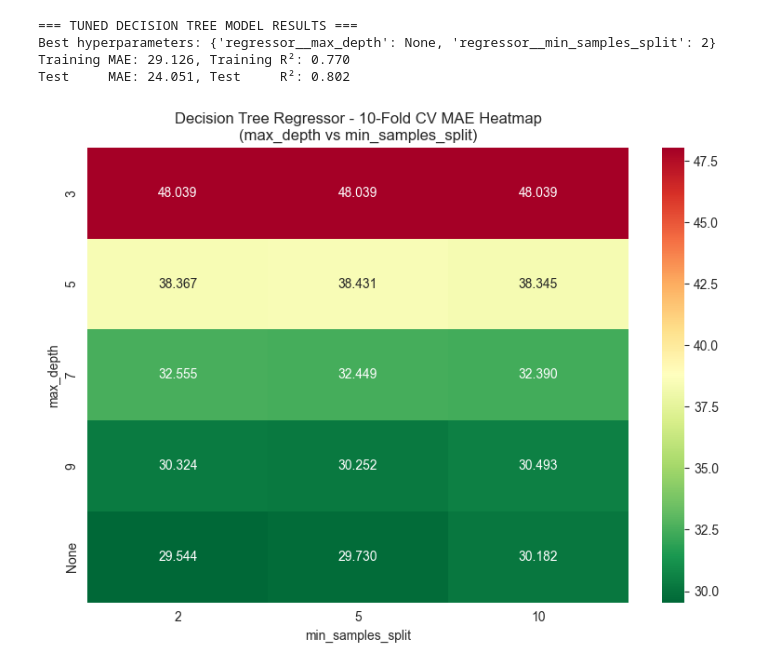
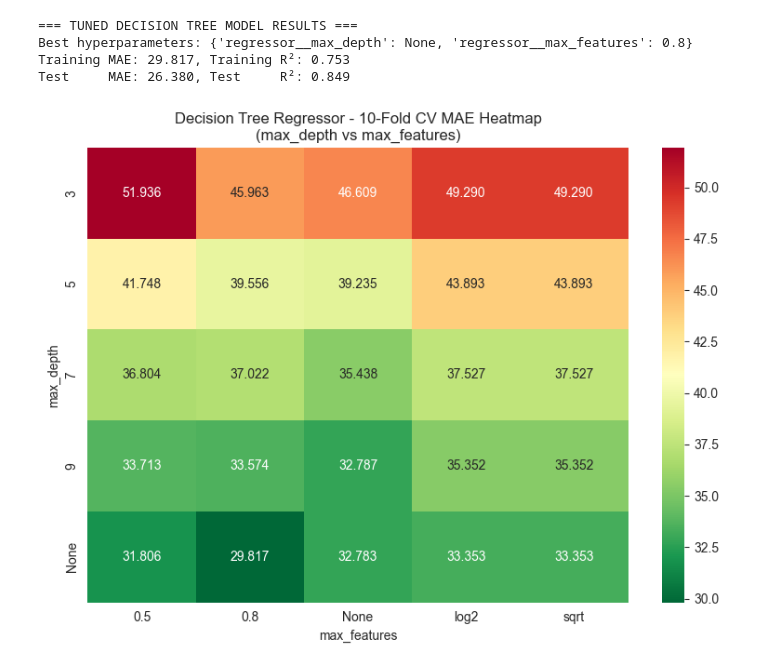
Before and after one commit to vdflorea/ct4101-assignment-2, a Jupyter notebook: decision-tree-regressor.ipynb, the cells around one changed output. Drawn from its saved outputs; the diff is of its cells as text; code cells hidden in the pictures.

Commit message:
Made use of random_state parameter to ensure results will always be consistent for decision-tree-regressor.ipynb AND used max_features instead of min_samples_split hyperparameter.

```diff
--- a/decision-tree-regressor.ipynb
+++ b/decision-tree-regressor.ipynb
@@ -85,14 +81,14 @@ Test     MAE: 22.702, Test     R²: 0.833
 # Create grid for chosen hyperparameters
 param_grid = {
     'regressor__max_depth': [3, 5, 7, 9, None],
-    'regressor__min_samples_split': [2, 5, 10]
+    'regressor__max_features': ['sqrt', 'log2', 0.5, 0.8, None]
 }
 
 # Create tuned model (with GridSearchCV for hyperparameter tuning)
 tuned_model = GridSearchCV(
     estimator=Pipeline([
         ('scaler', StandardScaler()),
-        ('regressor', DecisionTreeRegressor())
+        ('regressor', DecisionTreeRegressor(random_state=42))
     ]),
     param_grid=param_grid,
     cv=cv,
@@ -118,40 +114,41 @@ print(f"Training MAE: {tuned_mae_train:.3f}, Training R²: {tuned_r2_train:.3f}"
 print(f"Test     MAE: {tuned_mae_test:.3f}, Test     R²: {tuned_r2_test:.3f}")
 # %% [output]
 === TUNED DECISION TREE MODEL RESULTS ===
-Best hyperparameters: {'regressor__max_depth': None, 'regressor__min_samples_split': 2}
-Training MAE: 29.126, Training R²: 0.770
-Test     MAE: 24.051, Test     R²: 0.802
+Best hyperparameters: {'regressor__max_depth': None, 'regressor__max_features': 0.8}
+Training MAE: 29.817, Training R²: 0.753
+Test     MAE: 26.380, Test     R²: 0.849
 # %%
 # Convert GridSearchCV results to a dataframe
 results = pd.DataFrame(tuned_model.cv_results_)
 
 # Extract relevant columns
 results = results[[
     'param_regressor__max_depth',
-    'param_regressor__min_samples_split',
+    'param_regressor__max_features',
     'mean_test_score'
 ]]
 
-# Convert None in max_depth to String for heatmap labels
+# Convert None in max_depth and max_features to String for heatmap labels
 results['param_regressor__max_depth'] = results['param_regressor__max_depth'].astype(str)
+results['param_regressor__max_features'] = results['param_regressor__max_features'].astype(str)
 
 # Convert negative MAE to positive
 results['MAE'] = -results['mean_test_score']
 
 # Pivot table for the heatmap
 heatmap_data = results.pivot(
     index='param_regressor__max_depth',
-    columns='param_regressor__min_samples_split',
+    columns='param_regressor__max_features',
     values='MAE'
 )
 
 # Create heatmap of MAE results
 plt.figure(figsize=(8, 6))
 sns.heatmap(heatmap_data, annot=True, fmt=".3f", cmap='RdYlGn_r')
-plt.title("Decision Tree Regressor - 10-Fold CV MAE Heatmap\n(max_depth vs min_samples_split)")
-plt.xlabel("min_samples_split")
+plt.title("Decision Tree Regressor - 10-Fold CV MAE Heatmap\n(max_depth vs max_features)")
+plt.xlabel("max_features")
 plt.ylabel("max_depth")
 plt.tight_layout()
 plt.show()
 # %% [output]
-[figure, old version]
+[figure, new version]
```
Also changed, not shown: parts of 4 cells of this notebook.
